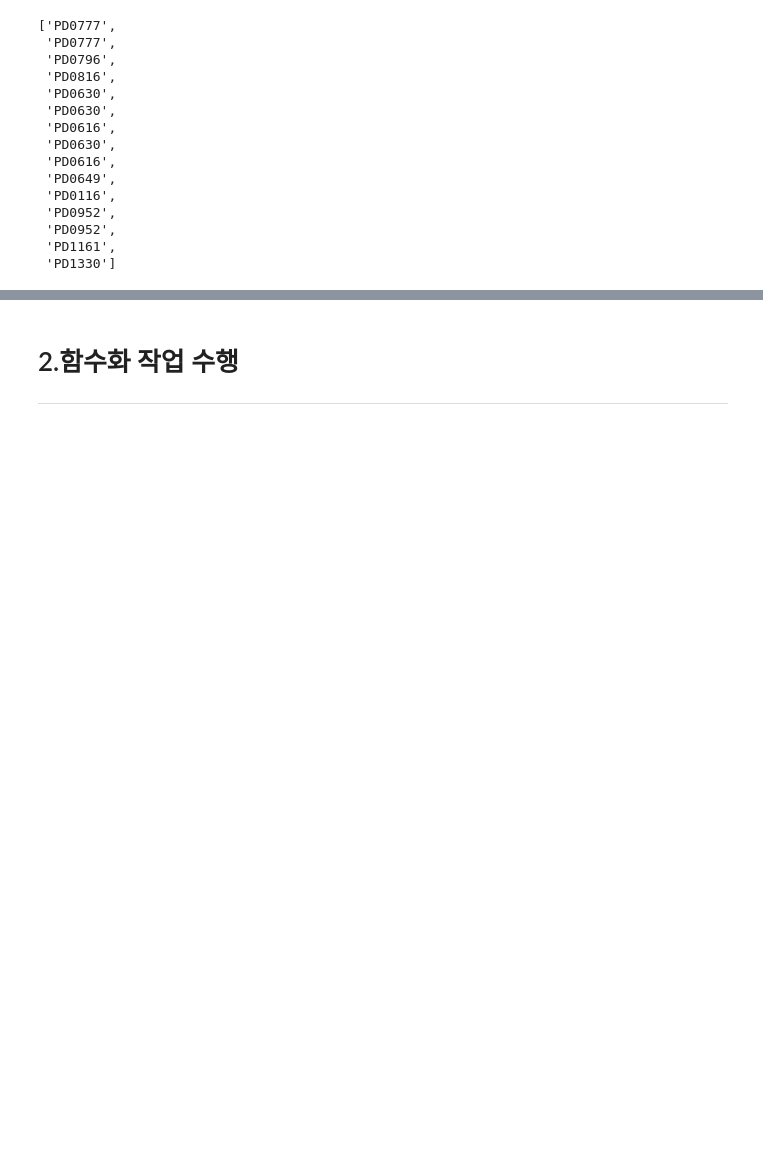
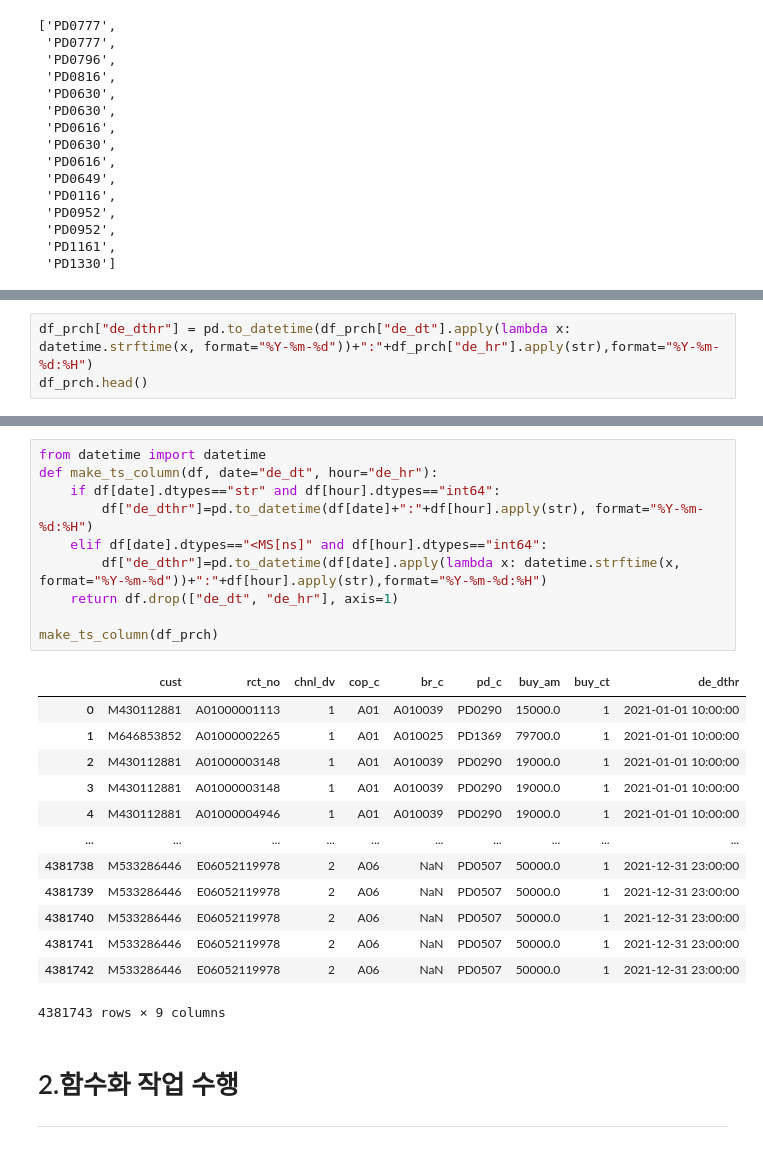
Before and after one commit to osy5882/Lpoint_competition, a Jupyter notebook: assocation_rules/make_rules.ipynb, the cells around one changed output, grey strips where cells are left out. Drawn from its saved outputs; the diff is of its cells as text; blank space fills up the shorter version.

```diff
--- a/assocation_rules/make_rules.ipynb
+++ b/assocation_rules/make_rules.ipynb
@@ -226,0 +311,3 @@ product_list_per_cust["M000034966"]
+# %%
+df_prch["de_dthr"] = pd.to_datetime(df_prch["de_dt"].apply(lambda x: datetime.strftime(x, format="%Y-%m-%d"))+":"+df_prch["de_hr"].apply(str),format="%Y-%m-%d:%H")
+df_prch.head()
@@ -227,3 +321,27 @@ product_list_per_cust["M000034966"]
+# %%
+from datetime import datetime
+def make_ts_column(df, date="de_dt", hour="de_hr"):
+    if df[date].dtypes=="str" and df[hour].dtypes=="int64":
+        df["de_dthr"]=pd.to_datetime(df[date]+":"+df[hour].apply(str), format="%Y-%m-%d:%H")
+    elif df[date].dtypes=="<MS[ns]" and df[hour].dtypes=="int64":
+        df["de_dthr"]=pd.to_datetime(df[date].apply(lambda x: datetime.strftime(x, format="%Y-%m-%d"))+":"+df[hour].apply(str),format="%Y-%m-%d:%H")
+    return df.drop(["de_dt", "de_hr"], axis=1)
+
+make_ts_column(df_prch)
+# %% [output]
+|  | cust | rct_no | chnl_dv | cop_c | br_c | pd_c | buy_am | buy_ct | de_dthr |
+| 0 | M430112881 | A01000001113 | 1 | A01 | A010039 | PD0290 | 15000.0 | 1 | 2021-01-01 10:00:00 |
+| 1 | M646853852 | A01000002265 | 1 | A01 | A010025 | PD1369 | 79700.0 | 1 | 2021-01-01 10:00:00 |
+| 2 | M430112881 | A01000003148 | 1 | A01 | A010039 | PD0290 | 19000.0 | 1 | 2021-01-01 10:00:00 |
+| 3 | M430112881 | A01000003148 | 1 | A01 | A010039 | PD0290 | 19000.0 | 1 | 2021-01-01 10:00:00 |
+| 4 | M430112881 | A01000004946 | 1 | A01 | A010039 | PD0290 | 19000.0 | 1 | 2021-01-01 10:00:00 |
+| ... | ... | ... | ... | ... | ... | ... | ... | ... | ... |
+| 4381738 | M533286446 | E06052119978 | 2 | A06 | NaN | PD0507 | 50000.0 | 1 | 2021-12-31 23:00:00 |
+| 4381739 | M533286446 | E06052119978 | 2 | A06 | NaN | PD0507 | 50000.0 | 1 | 2021-12-31 23:00:00 |
+| 4381740 | M533286446 | E06052119978 | 2 | A06 | NaN | PD0507 | 50000.0 | 1 | 2021-12-31 23:00:00 |
+| 4381741 | M533286446 | E06052119978 | 2 | A06 | NaN | PD0507 | 50000.0 | 1 | 2021-12-31 23:00:00 |
+| 4381742 | M533286446 | E06052119978 | 2 | A06 | NaN | PD0507 | 50000.0 | 1 | 2021-12-31 23:00:00 |
+4381743 rows × 9 columns
 # %% [markdown]
 # 2.함수화 작업 수행
 ---
```
Also changed, not shown: parts of 14 cells of this notebook.
